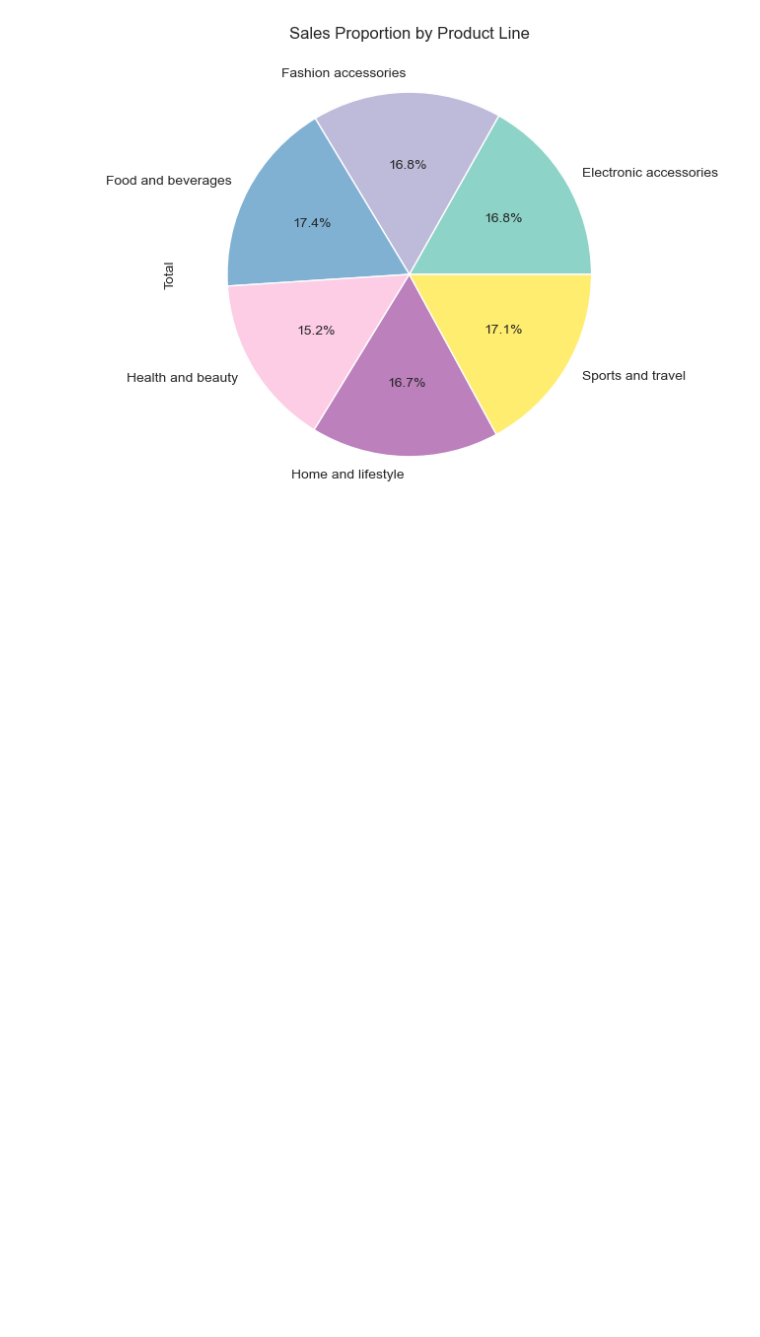
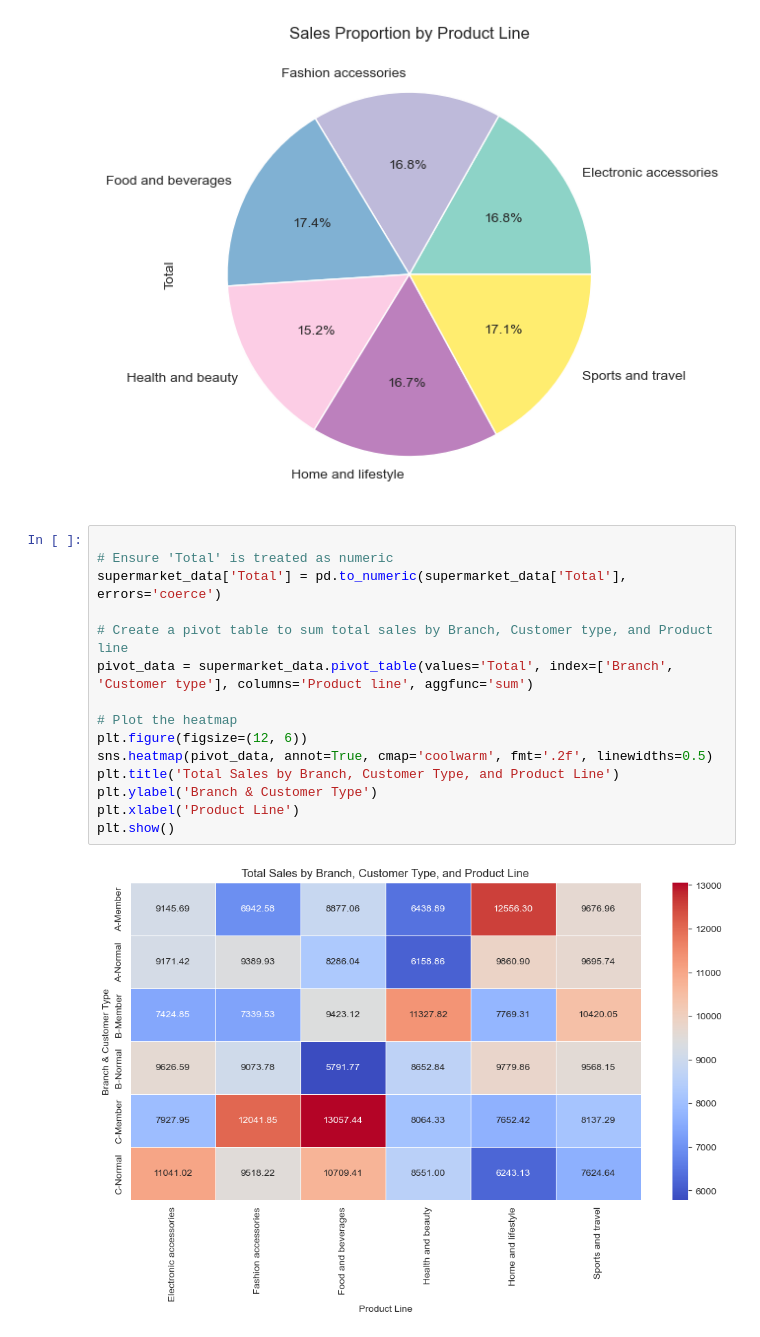
Before and after one commit to VarnaviPerera/PRINCIPLES-OF-DATA-SCIENCE-Portfolio, a Jupyter notebook: EDA/InitialEDA.ipynb, the cells around one changed output. Drawn from its saved outputs; the diff is of its cells as text; blank space fills up the shorter version.

```diff
--- a/EDA/InitialEDA.ipynb
+++ b/EDA/InitialEDA.ipynb
@@ -277,3 +277,20 @@ plt.title("Sales Proportion by Product Line")
 plt.show()
 # %% [output]
 [figure]
+# %%
+
+# Ensure 'Total' is treated as numeric
+supermarket_data['Total'] = pd.to_numeric(supermarket_data['Total'], errors='coerce')
+
+# Create a pivot table to sum total sales by Branch, Customer type, and Product line
+pivot_data = supermarket_data.pivot_table(values='Total', index=['Branch', 'Customer type'], columns='Product line', aggfunc='sum')
+
+# Plot the heatmap
+plt.figure(figsize=(12, 6))
+sns.heatmap(pivot_data, annot=True, cmap='coolwarm', fmt='.2f', linewidths=0.5)
+plt.title('Total Sales by Branch, Customer Type, and Product Line')
+plt.ylabel('Branch & Customer Type')
+plt.xlabel('Product Line')
+plt.show()
+# %% [output]
+[figure, added]
```
Also changed, not shown: parts of 2 cells of this notebook.
